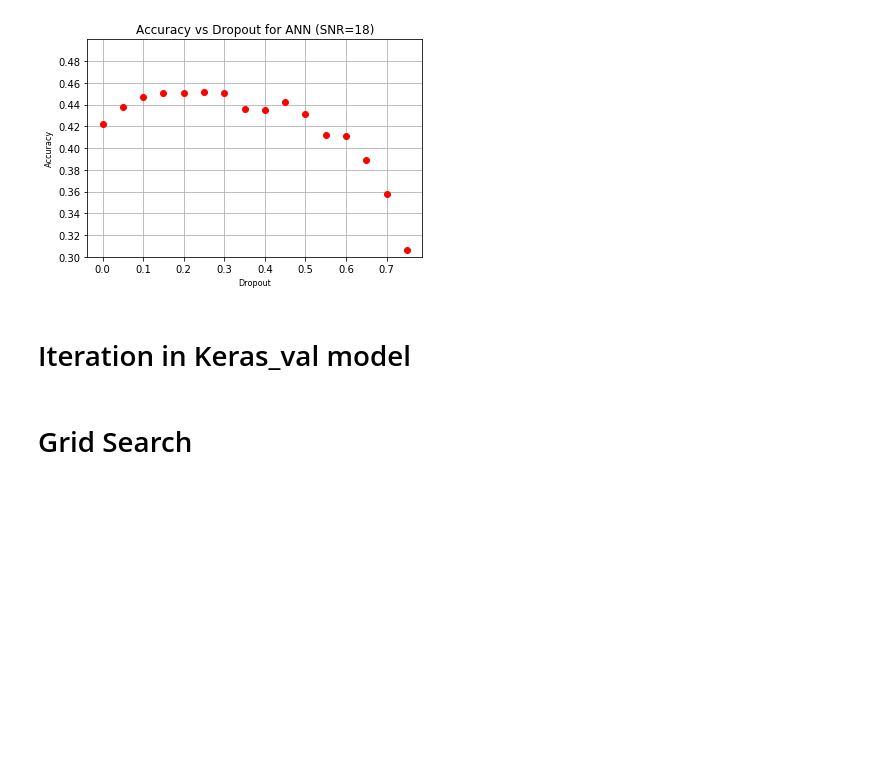
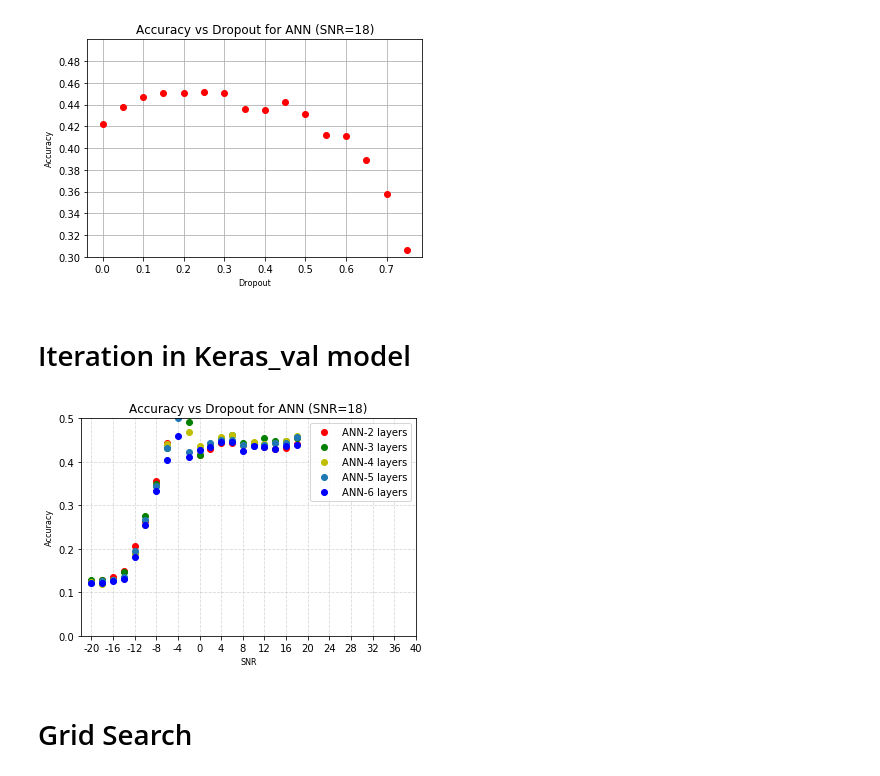
Before and after one commit to MohsenJadidi/MC, a Jupyter notebook: ANN.ipynb, the cells around one changed output. Drawn from its saved outputs; the diff is of its cells as text; code cells hidden in the pictures; blank space fills up the shorter version.

```diff
--- a/ANN.ipynb
+++ b/ANN.ipynb
@@ -328,6 +510,29 @@ layer3=[0.12839132328977573, 0.1280133217647569, 0.129141010790849, 0.1471431370
 layer4=[0.12351788633116793, 0.12013913454551747, 0.1282668859016741, 0.13376694868162195, 0.19127345332202633, 0.25528314706813515, 0.3454194663197879, 0.4405527833125705, 0.5199401008726665, 0.46806009894912004, 0.43530203233933307, 0.4391819723857322, 0.4573043470170997, 0.4614324730419912, 0.4390564107892242, 0.4456797834952968, 0.4420585991299547, 0.4436797836889327, 0.44880403388569734, 0.45930953624193793]
 layer6=[0.12176488498030133, 0.1206392595865971, 0.1263911355274071, 0.13051619836136702, 0.18102239030261916, 0.2550320215183932, 0.3325442786952327, 0.4048007819840751, 0.4590520329241515, 0.4101771581712262, 0.4276769702980111, 0.4348042838300544, 0.4451785335386672, 0.44567940908071846, 0.4253042841522818, 0.43630090747900746, 0.4334299094650546, 0.42992897172329886, 0.4370537209871219, 0.43930741033364473]
 layer5=[0.1215151350374048, 0.12564076038452518, 0.12901626068493513, 0.13426782412679977, 0.19539807813905047, 0.2656578972355545, 0.3444180280829418, 0.43130284556253384, 0.5000635384031715, 0.4233030332383206, 0.42655278284296494, 0.44280603514509964, 0.44980347093662476, 0.45055428394180286, 0.4396790965828064, 0.4369294086336464, 0.43793309848314865, 0.44367940879573653, 0.442431347613242, 0.4561860372124099]
+# %%
+import matplotlib.pyplot as plt
+import numpy as np
+ax = plt.plot(snrList,layer2,'ro',label='ANN-2 layers')
+ax = plt.plot(snrList,layer3,'go',label='ANN-3 layers')
+ax = plt.plot(snrList,layer4,'yo',label='ANN-4 layers')
+ax = plt.plot(snrList,layer5,'o',label='ANN-5 layers')
+ax = plt.plot(snrList,layer6,'bo',label='ANN-6 layers')
+plt.tick_params(axis='both', which='major', grid_alpha = 0.5 , grid_linestyle='--'  )
+plt.ylim([0.0,0.5])
+plt.xticks(np.arange(0, 32, step=2),labels=np.arange(-20, 50, step=4))
+plt.xticks()
+plt.grid()
+plt.title('Accuracy vs Dropout for ANN (SNR=18)')
+plt.xlabel('SNR', fontsize=8)
+plt.ylabel('Accuracy', fontsize=8)
+plt.legend()
+
+
+dic = "/content/drive/My Drive/Colab Notebooks/"
+plt.savefig(dic+f"/Pic/ANN-AccuracyVsSNR-ba{batch}-ep{epoch}.png", dpi=175, bbox_inches='tight')
+# %% [output]
+[figure, added]
 # %% [markdown]
 # Grid Search
 # %%
```
Also changed, not shown: parts of 16 cells of this notebook.
